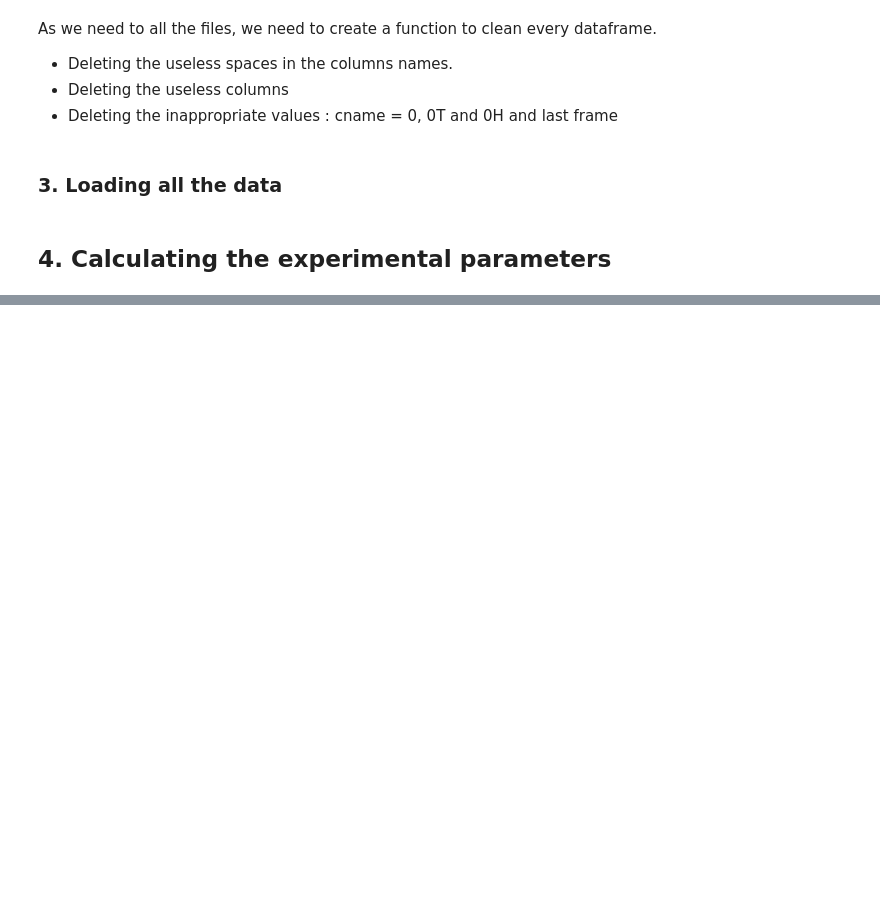
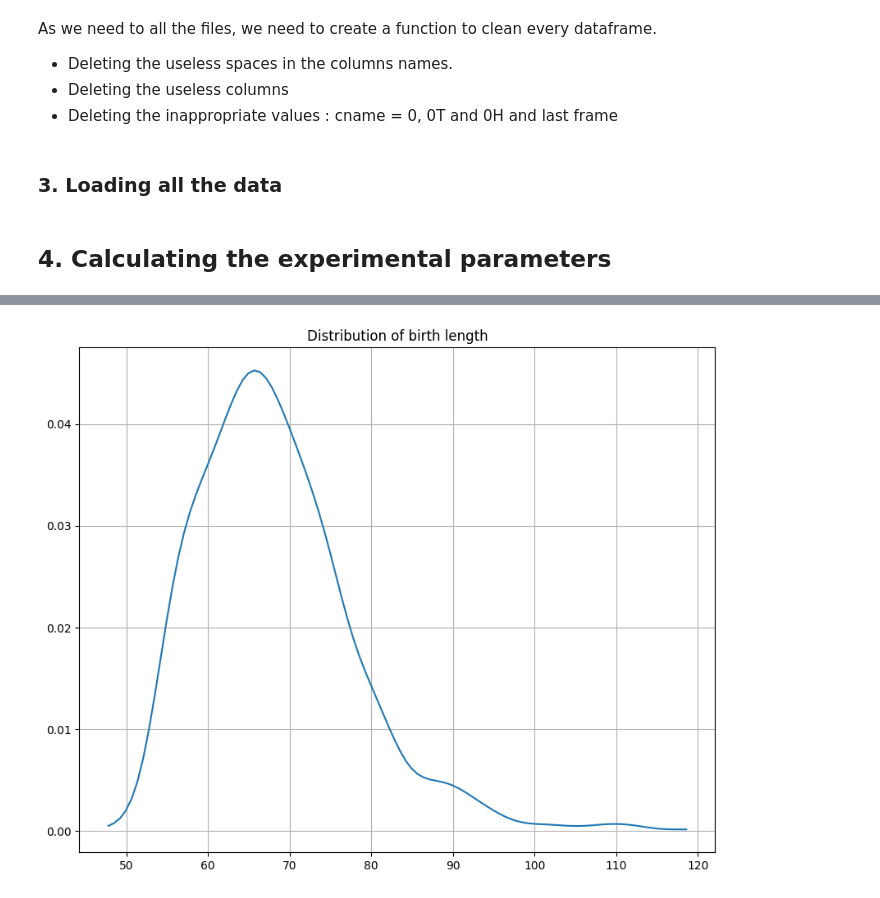
Before and after one commit to Rudiio/Bacteria, a Jupyter notebook: data.ipynb, the cells around one changed output, grey strips where cells are left out. Cells and saved outputs as stored; diff of their text form; code cells hidden in the pictures; blank space fills up the shorter version.

```diff
--- a/data.ipynb
+++ b/data.ipynb
@@ -136,0 +200,13 @@ growth = sns.displot(g,kind="kde")
+# %%
+# Kernel density of the birth length
+kde = stats.gaussian_kde(lbe)
+x = np.linspace(lbe.min(), lbe.max(), 100)
+p = kde(x)
+
+plt.figure(figsize=(10,8))
+plt.plot(x,p)
+plt.title("Distribution of birth length")
+plt.grid()
+plt.show()
+# %% [output]
+[figure, added]
```
Also changed, not shown: parts of 14 cells of this notebook, 4 other files.
